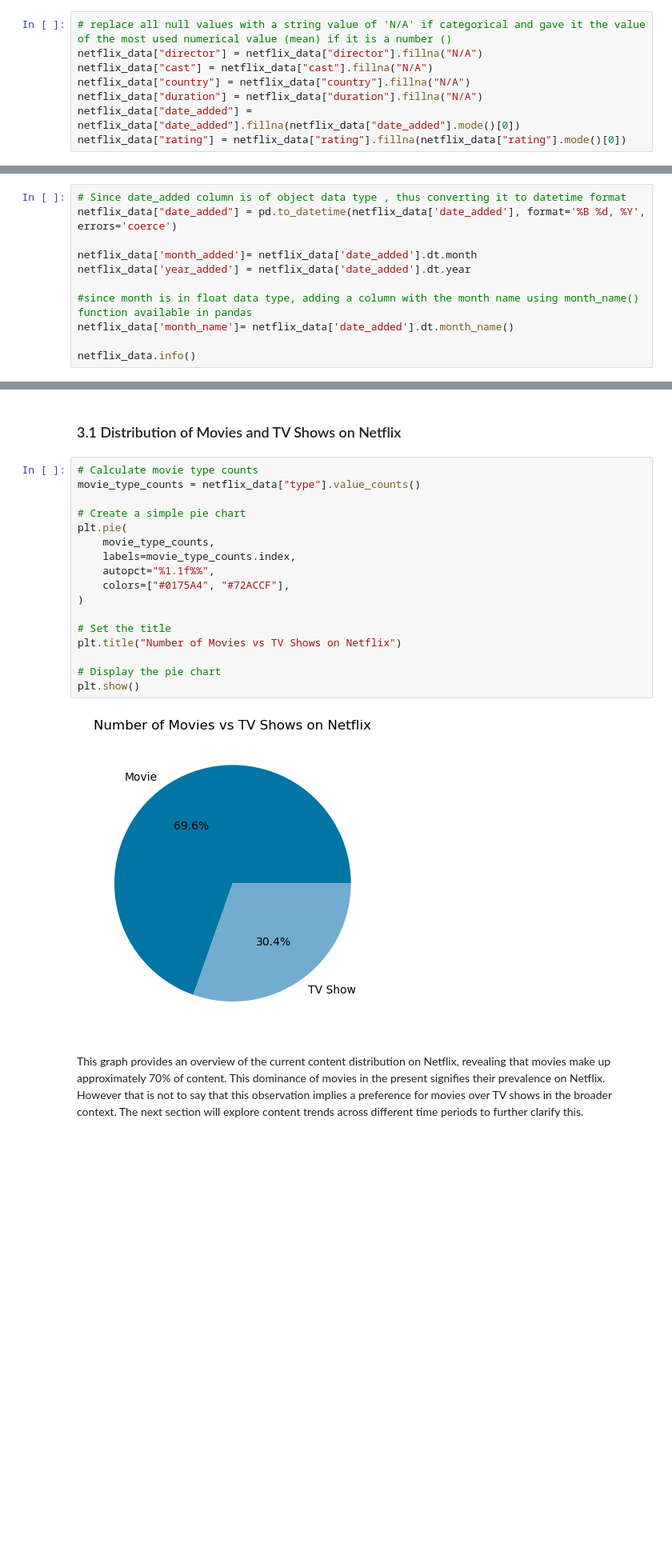
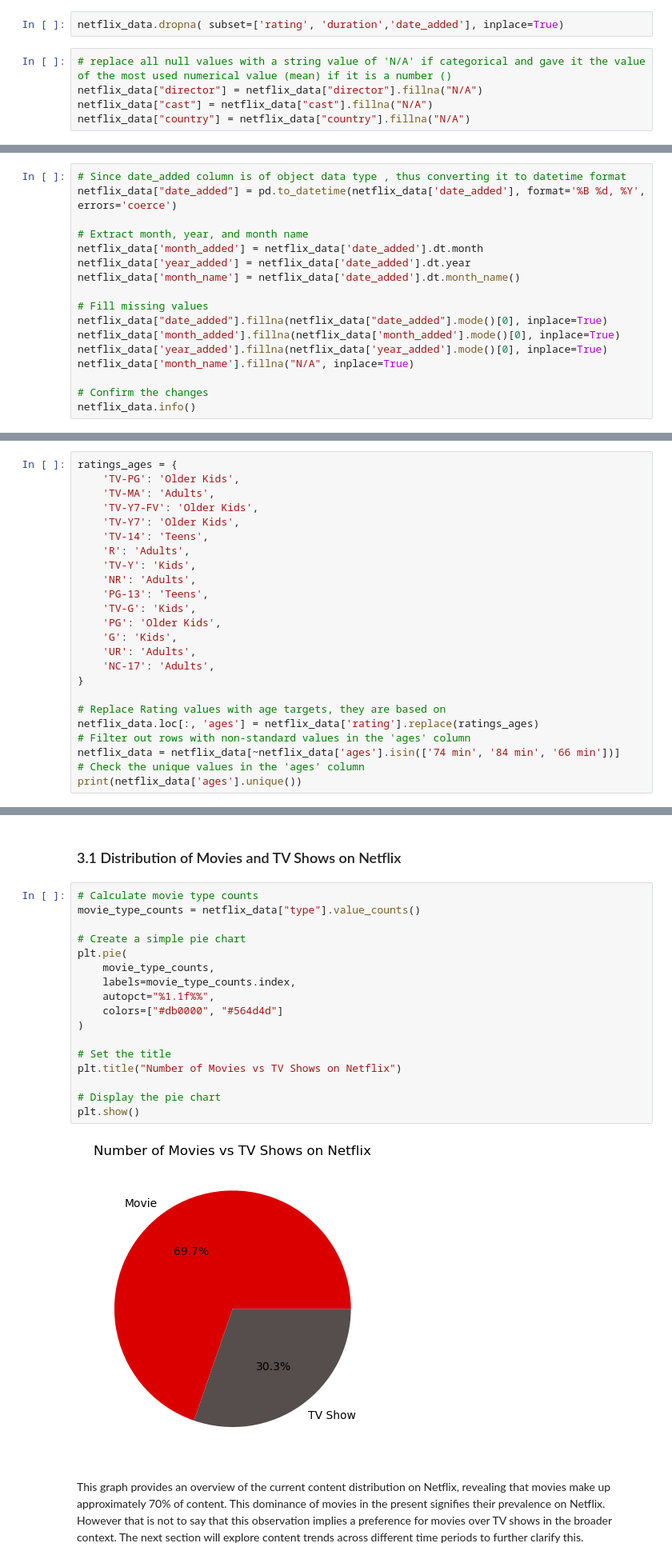
Before and after one commit to samincgs/netflix-show-release-trend-analysis, a Jupyter notebook: final-project.ipynb, the cells around one changed output, grey strips where cells are left out. Shown at 80% size. Drawn from its saved outputs; the diff is of its cells as text; blank space fills up the shorter version.

```diff
--- a/final-project.ipynb
+++ b/final-project.ipynb
@@ -151,11 +153,10 @@ dtype: int64
+# %%
+netflix_data.dropna( subset=['rating', 'duration','date_added'], inplace=True)
 # %%
 # replace all null values with a string value of 'N/A' if categorical and gave it the value of the most used numerical value (mean) if it is a number ()
 netflix_data["director"] = netflix_data["director"].fillna("N/A")
 netflix_data["cast"] = netflix_data["cast"].fillna("N/A")
 netflix_data["country"] = netflix_data["country"].fillna("N/A")
-netflix_data["duration"] = netflix_data["duration"].fillna("N/A")
-netflix_data["date_added"] = netflix_data["date_added"].fillna(netflix_data["date_added"].mode()[0])
-netflix_data["rating"] = netflix_data["rating"].fillna(netflix_data["rating"].mode()[0])
 # %%
 netflix_data.isnull().sum()
 # %% [output]
@@ -176,12 +199,18 @@ dtype: int64
 # Since date_added column is of object data type , thus converting it to datetime format
 netflix_data["date_added"] = pd.to_datetime(netflix_data['date_added'], format='%B %d, %Y', errors='coerce')
 
-netflix_data['month_added']= netflix_data['date_added'].dt.month
+# Extract month, year, and month name
+netflix_data['month_added'] = netflix_data['date_added'].dt.month
 netflix_data['year_added'] = netflix_data['date_added'].dt.year
+netflix_data['month_name'] = netflix_data['date_added'].dt.month_name()
 
-#since month is in float data type, adding a column with the month name using month_name() function available in pandas
-netflix_data['month_name']= netflix_data['date_added'].dt.month_name()
+# Fill missing values
+netflix_data["date_added"].fillna(netflix_data["date_added"].mode()[0], inplace=True)
+netflix_data['month_added'].fillna(netflix_data['month_added'].mode()[0], inplace=True)
+netflix_data['year_added'].fillna(netflix_data['year_added'].mode()[0], inplace=True)
+netflix_data['month_name'].fillna("N/A", inplace=True)
 
+# Confirm the changes
 netflix_data.info()
 # %% [output]
 <class 'pandas.core.frame.DataFrame'>
@@ -222,0 +233,24 @@ netflix_data.head(15)
+# %%
+ratings_ages = {
+    'TV-PG': 'Older Kids',
+    'TV-MA': 'Adults',
+    'TV-Y7-FV': 'Older Kids',
+    'TV-Y7': 'Older Kids',
+    'TV-14': 'Teens',
+    'R': 'Adults',
+    'TV-Y': 'Kids',
+    'NR': 'Adults',
+    'PG-13': 'Teens',
+    'TV-G': 'Kids',
+    'PG': 'Older Kids',
+    'G': 'Kids',
+    'UR': 'Adults',
+    'NC-17': 'Adults',
+}
+
+# Replace Rating values with age targets, they are based on
+netflix_data.loc[:, 'ages'] = netflix_data['rating'].replace(ratings_ages)
+# Filter out rows with non-standard values in the 'ages' column
+netflix_data = netflix_data[~netflix_data['ages'].isin(['74 min', '84 min', '66 min'])]
+# Check the unique values in the 'ages' column
+print(netflix_data['ages'].unique())
@@ -227,22 +283,22 @@ netflix_data.head(15)
 # %%
 # Calculate movie type counts
 movie_type_counts = netflix_data["type"].value_counts()
 
 # Create a simple pie chart
 plt.pie(
     movie_type_counts,
     labels=movie_type_counts.index,
     autopct="%1.1f%%",
-    colors=["#0175A4", "#72ACCF"],
+    colors=["#db0000", "#564d4d"]
 )
 
 # Set the title
 plt.title("Number of Movies vs TV Shows on Netflix")
 
 # Display the pie chart
 plt.show()
 # %% [output]
-[figure, old version]
+[figure, new version]
 # %% [markdown]
 This graph provides an overview of the current content distribution on Netflix, revealing that movies make up approximately 70% of content. This dominance of movies in the present signifies their prevalence on Netflix.<br>
 However that is not to say that this observation implies a preference for movies over TV shows in the broader context. The next section will explore content trends across different time periods to further clarify this.
```
Also changed, not shown: parts of 25 cells of this notebook.
